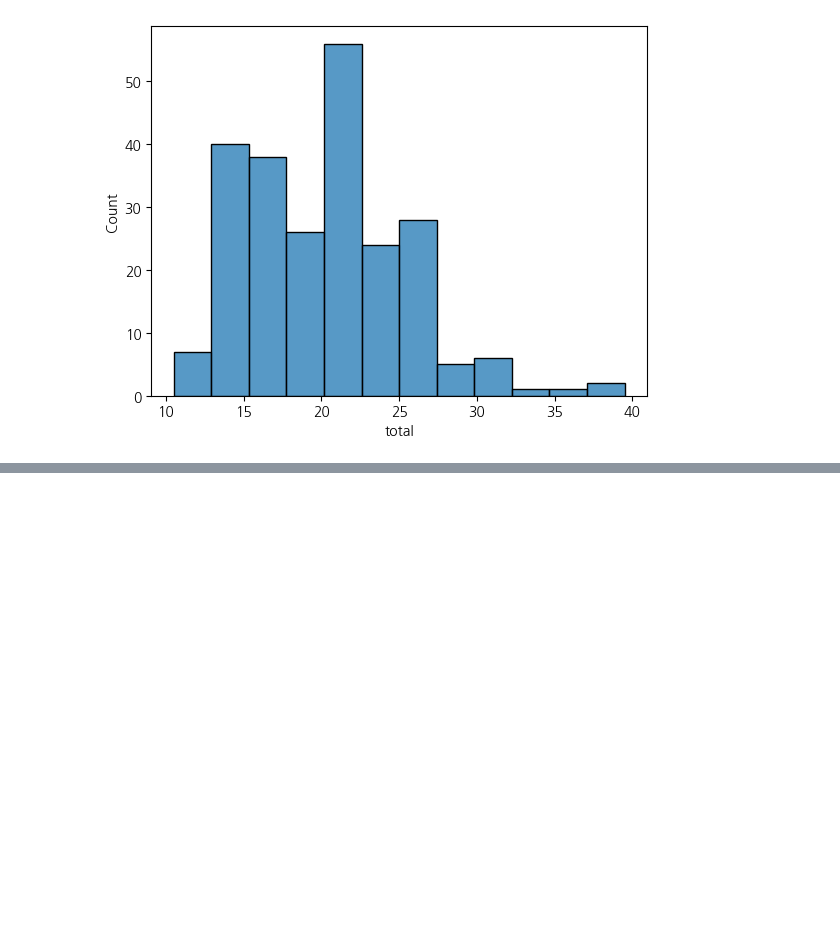
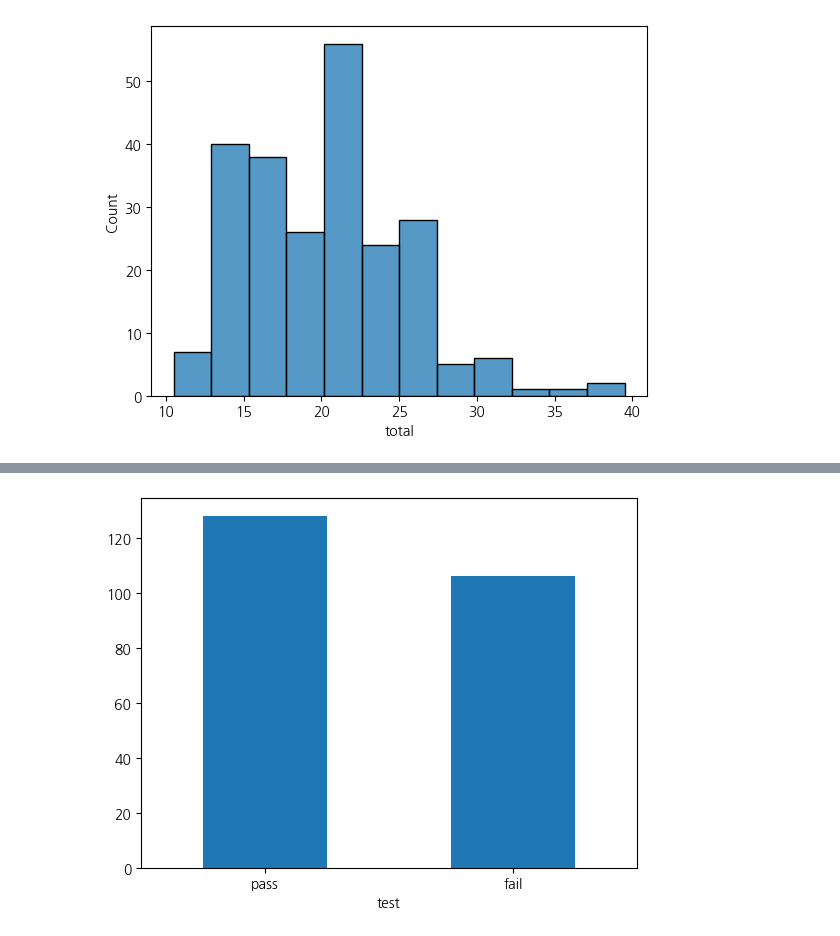
Before and after one commit to JJuwan/2025-1-myclass-BDA, a Jupyter notebook: inclass/05w_B_wed_0402_easy_ch05_06_.ipynb, the cells around one changed output, grey strips where cells are left out. Saved outputs shown, nothing was run; the diff lists cells and outputs as text; code cells hidden in the pictures; blank space fills up the shorter version.

```diff
--- a/inclass/05w_B_wed_0402_easy_ch05_06_.ipynb
+++ b/inclass/05w_B_wed_0402_easy_ch05_06_.ipynb
@@ -393,0 +448,4 @@ sns.histplot(mpg, x="total"); # x=mpg.total
+# %%
+mpg.test.value_counts().plot.bar(rot=0);
+# %% [output]
+[figure, added]
```
Also changed, not shown: parts of 111 cells of this notebook.
